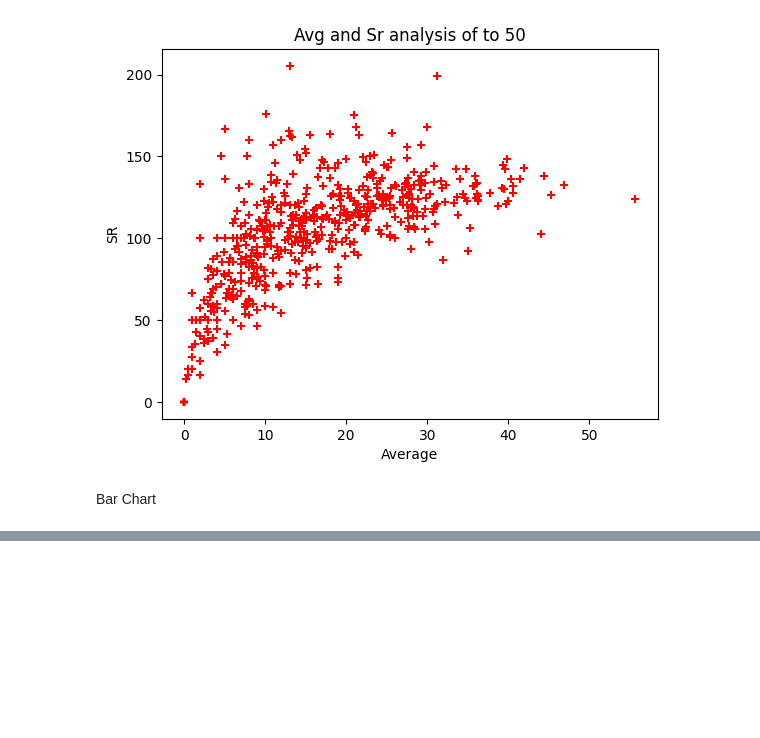
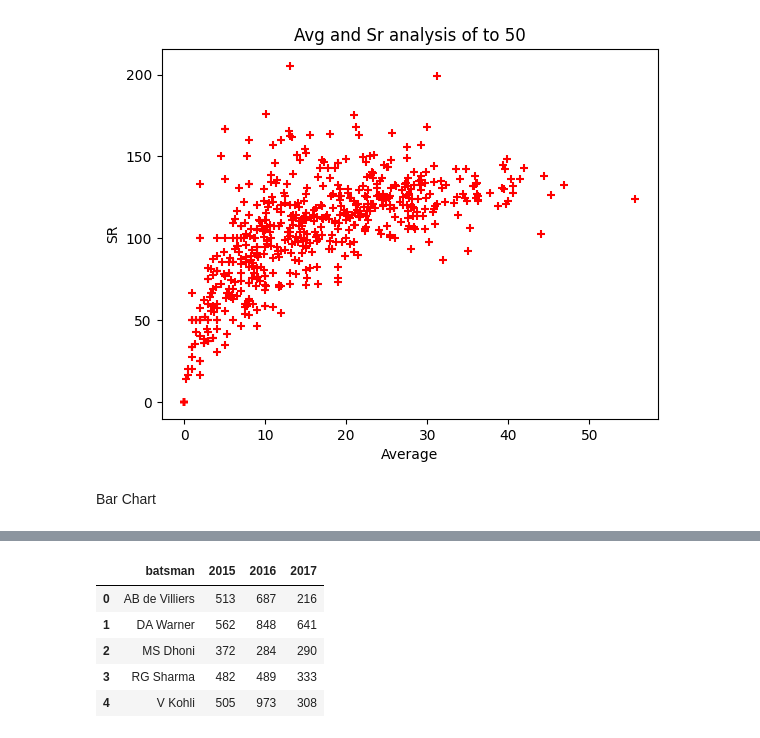
Before and after one commit to rushipatil1808/Python_Libraries, a Jupyter notebook: Matplotlib/Visuliazation.ipynb, the cells around one changed output, grey strips where cells are left out. Drawn from its saved outputs; the diff is of its cells as text; code cells hidden in the pictures; blank space fills up the shorter version.

```diff
--- a/Matplotlib/Visuliazation.ipynb
+++ b/Matplotlib/Visuliazation.ipynb
@@ -137,0 +138,10 @@ plt.bar(colors,ch,color = 'orange')
+# %%
+df = pd.read_csv(r'E:\PythonLibraries\CSV\batsman_season_record.csv')
+df
+# %% [output]
+|  | batsman | 2015 | 2016 | 2017 |
+| 0 | AB de Villiers | 513 | 687 | 216 |
+| 1 | DA Warner | 562 | 848 | 641 |
+| 2 | MS Dhoni | 372 | 284 | 290 |
+| 3 | RG Sharma | 482 | 489 | 333 |
+| 4 | V Kohli | 505 | 973 | 308 |
```
Also changed, not shown: parts of 3 cells of this notebook.
